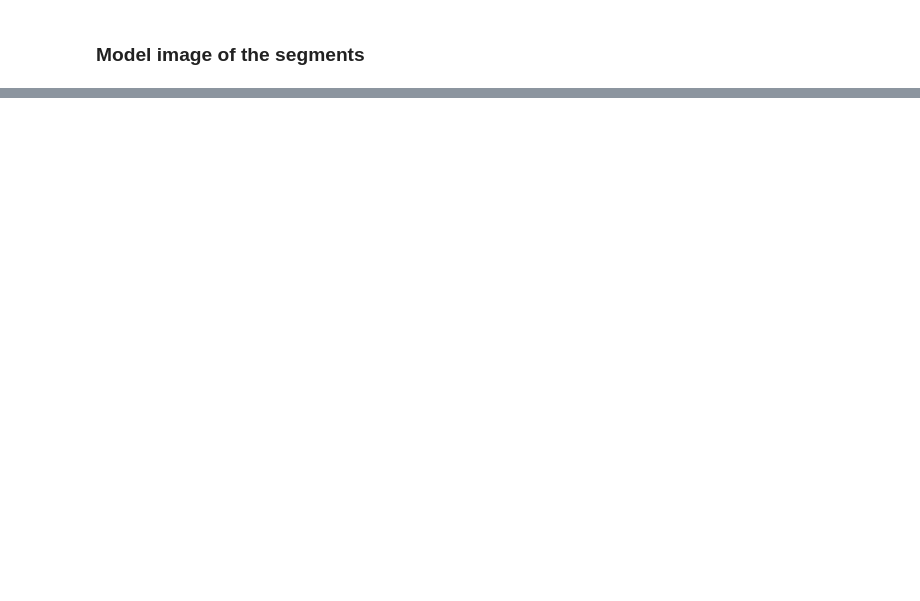
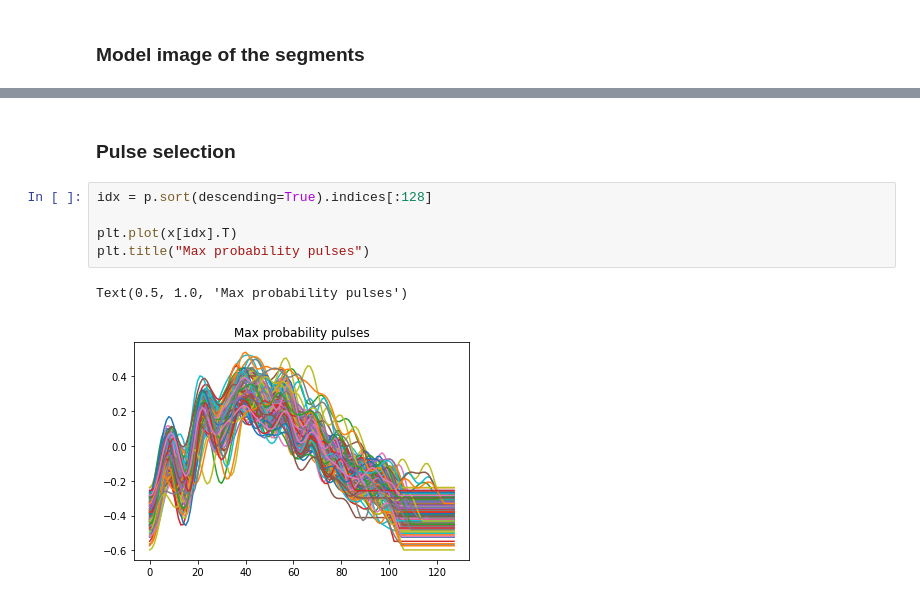
Before and after one commit to opeltre/revert, a Jupyter notebook: notebooks/pulse_extraction.ipynb, the cells around one changed output, grey strips where cells are left out. Saved outputs shown, nothing was run; the diff lists cells and outputs as text; blank space fills up the shorter version.

```diff
--- a/notebooks/pulse_extraction.ipynb
+++ b/notebooks/pulse_extraction.ipynb
@@ -125,0 +133,10 @@ for i, j, cij in zip(troughs[:-1], troughs[1:], color):
+# %% [markdown]
+### Pulse selection
+# %%
+idx = p.sort(descending=True).indices[:128]
+
+plt.plot(x[idx].T)
+plt.title("Max probability pulses")
+# %% [output]
+Text(0.5, 1.0, 'Max probability pulses')
+[figure, added]
```
Also changed, not shown: parts of 17 cells of this notebook.
